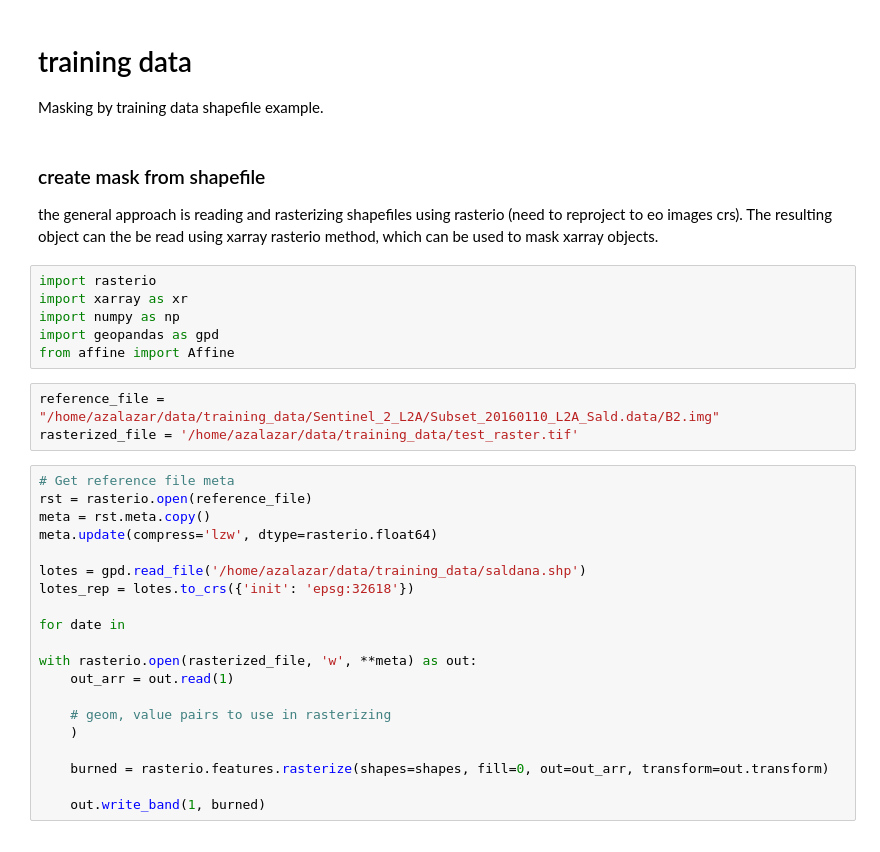
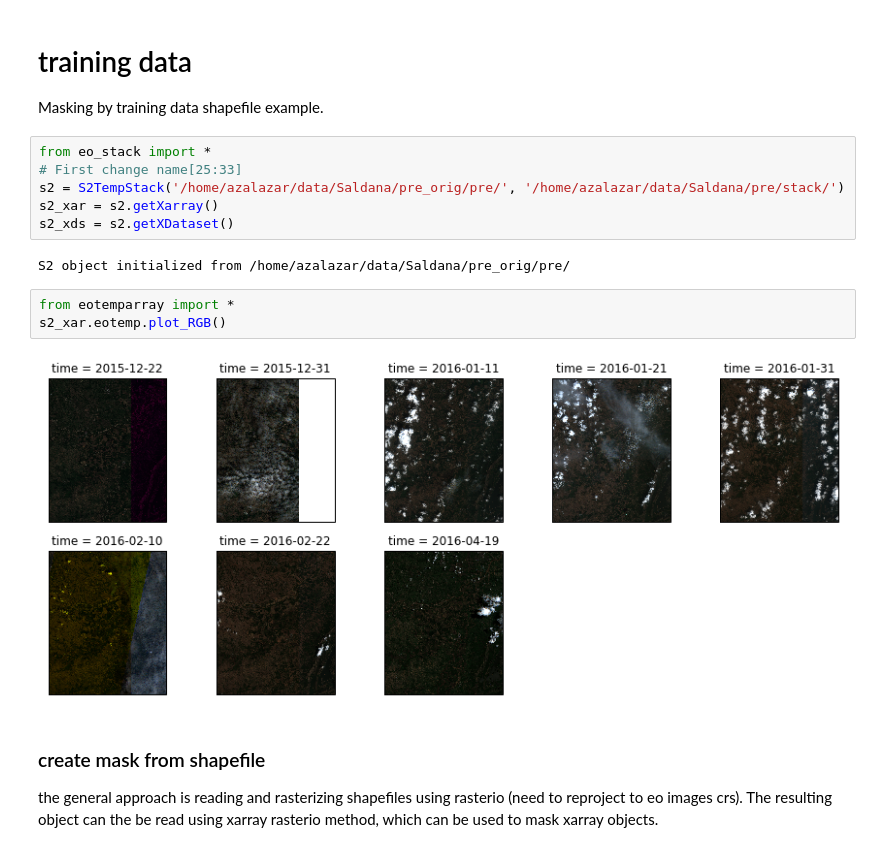
Before and after one commit to alexsalr/ciat_monitor_crops, a Jupyter notebook: Load&Analysis_test.ipynb, the cells around one changed output. Drawn from its saved outputs; the diff is of its cells as text.

```diff
--- a/Load&Analysis_test.ipynb
+++ b/Load&Analysis_test.ipynb
@@ -1,35 +1,19 @@
 # %% [markdown]
 # training data
 Masking by training data shapefile example.
+# %%
+from eo_stack import *
+# First change name[25:33]
+s2 = S2TempStack('/home/azalazar/data/Saldana/pre_orig/pre/', '/home/azalazar/data/Saldana/pre/stack/')
+s2_xar = s2.getXarray()
+s2_xds = s2.getXDataset()
+# %% [output]
+S2 object initialized from /home/azalazar/data/Saldana/pre_orig/pre/
+# %%
+from eotemparray import *
+s2_xar.eotemp.plot_RGB()
+# %% [output]
+[figure, added]
 # %% [markdown]
 ### create mask from shapefile
 the general approach is reading and rasterizing shapefiles using rasterio (need to reproject to eo images crs). The resulting object can the be read using xarray rasterio method, which can be used to mask xarray objects.
-# %%
-import rasterio
-import xarray as xr
-import numpy as np
-import geopandas as gpd
-from affine import Affine
-# %%
-reference_file = "/home/azalazar/data/training_data/Sentinel_2_L2A/Subset_20160110_L2A_Sald.data/B2.img"
-rasterized_file = '/home/azalazar/data/training_data/test_raster.tif'
-# %%
-# Get reference file meta
-rst = rasterio.open(reference_file)
-meta = rst.meta.copy()
-meta.update(compress='lzw', dtype=rasterio.float64)
-
-lotes = gpd.read_file('/home/azalazar/data/training_data/saldana.shp')
-lotes_rep = lotes.to_crs({'init': 'epsg:32618'})
-
-for date in
-
-with rasterio.open(rasterized_file, 'w', **meta) as out:
-    out_arr = out.read(1)
-
-    # geom, value pairs to use in rasterizing
-    )
-
-    burned = rasterio.features.rasterize(shapes=shapes, fill=0, out=out_arr, transform=out.transform)
-
-    out.write_band(1, burned)
```
Also changed, not shown: parts of 44 cells of this notebook.
